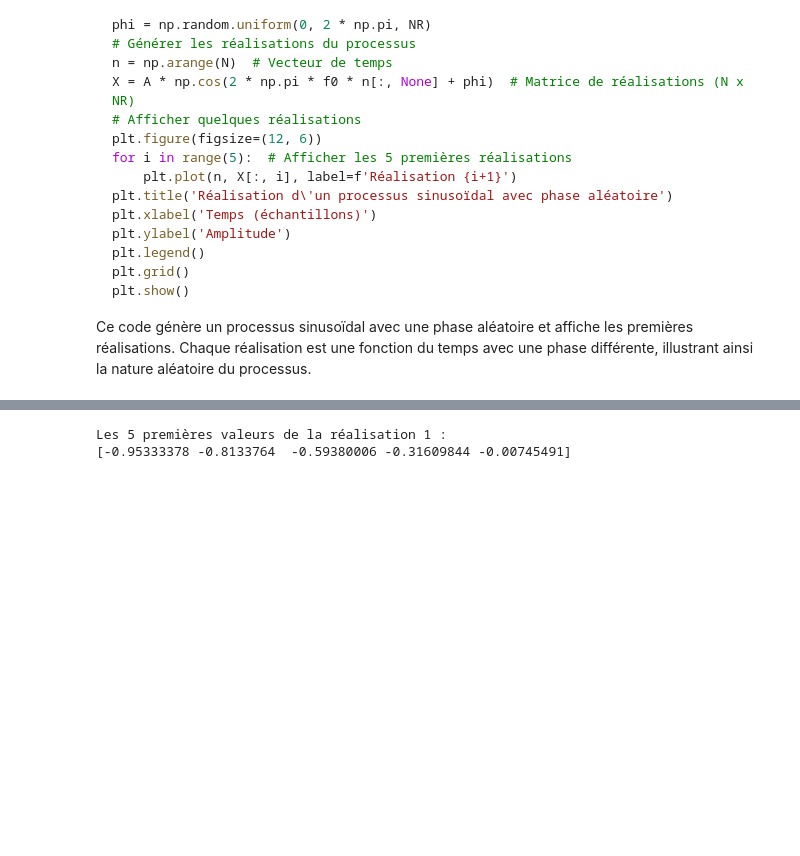
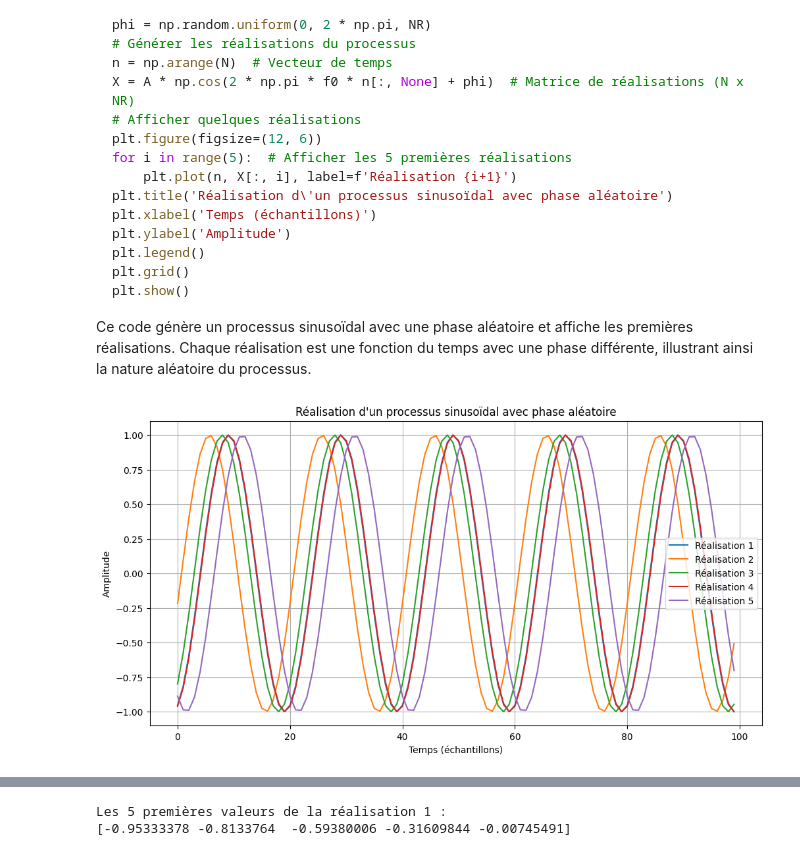
Before and after one commit to DavidLopes03/MA_StatDig, a Jupyter notebook: Serie2/Ex3_1_Etudiant_Final.ipynb, the cells around one changed output, grey strips where cells are left out. Cells and saved outputs as stored; diff of their text form; code cells hidden in the pictures; blank space fills up the shorter version.

```diff
--- a/Serie2/Ex3_1_Etudiant_Final.ipynb
+++ b/Serie2/Ex3_1_Etudiant_Final.ipynb
@@ -50,23 +51,25 @@ Ce code génère un processus sinusoïdal avec une phase aléatoire et affiche l
 # %%
 # Paramètres du processus
 A = 1.0          # Amplitude
-f0 = 0.1         # Fréquence normalisée (cycles par échantillon)
+f0 = 0.05         # Fréquence normalisée (cycles par échantillon)
 N = 100          # Nombre d'échantillons par réalisation
-NR = 50          # Nombre de réalisations
+NR = 100          # Nombre de réalisations
 # Fixer la graine pour la reproductibilité
 np.random.seed(0)
 # Générer des phases aléatoires uniformément distribuées entre 0 et 2π
 phi = np.random.uniform(0, 2 * np.pi, NR)
 # Générer les réalisations du processus
 n = np.arange(N)  # Vecteur de temps
 X = A * np.cos(2 * np.pi * f0 * n[:, None] + phi)  # Matrice de réalisations (N x NR)
 # Afficher quelques réalisations
 plt.figure(figsize=(12, 6))
 for i in range(5):  # Afficher les 5 premières réalisations
     plt.plot(n, X[:, i], label=f'Réalisation {i+1}')
 plt.title('Réalisation d\'un processus sinusoïdal avec phase aléatoire')
 plt.xlabel('Temps (échantillons)')
 plt.ylabel('Amplitude')
 plt.legend()
 plt.grid()
 plt.show()
+# %% [output]
+[figure, added]
```
Also changed, not shown: parts of 10 cells of this notebook.
